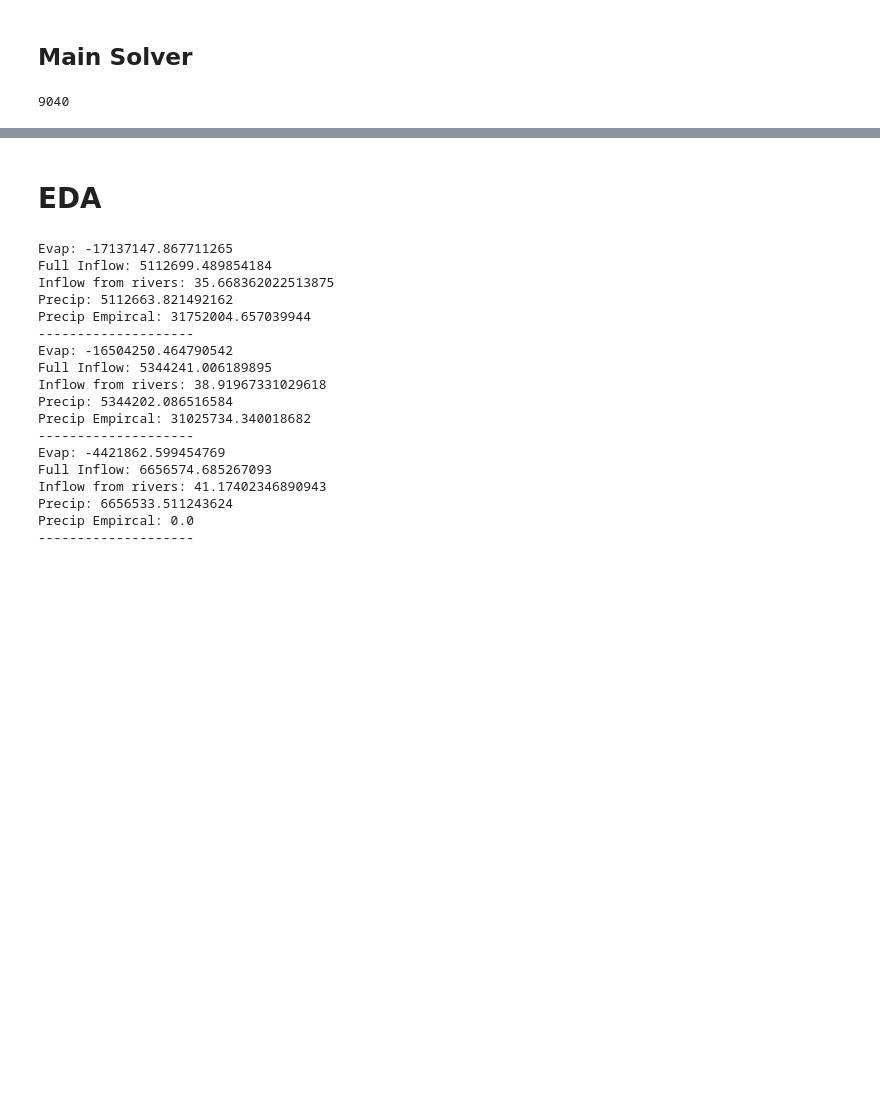
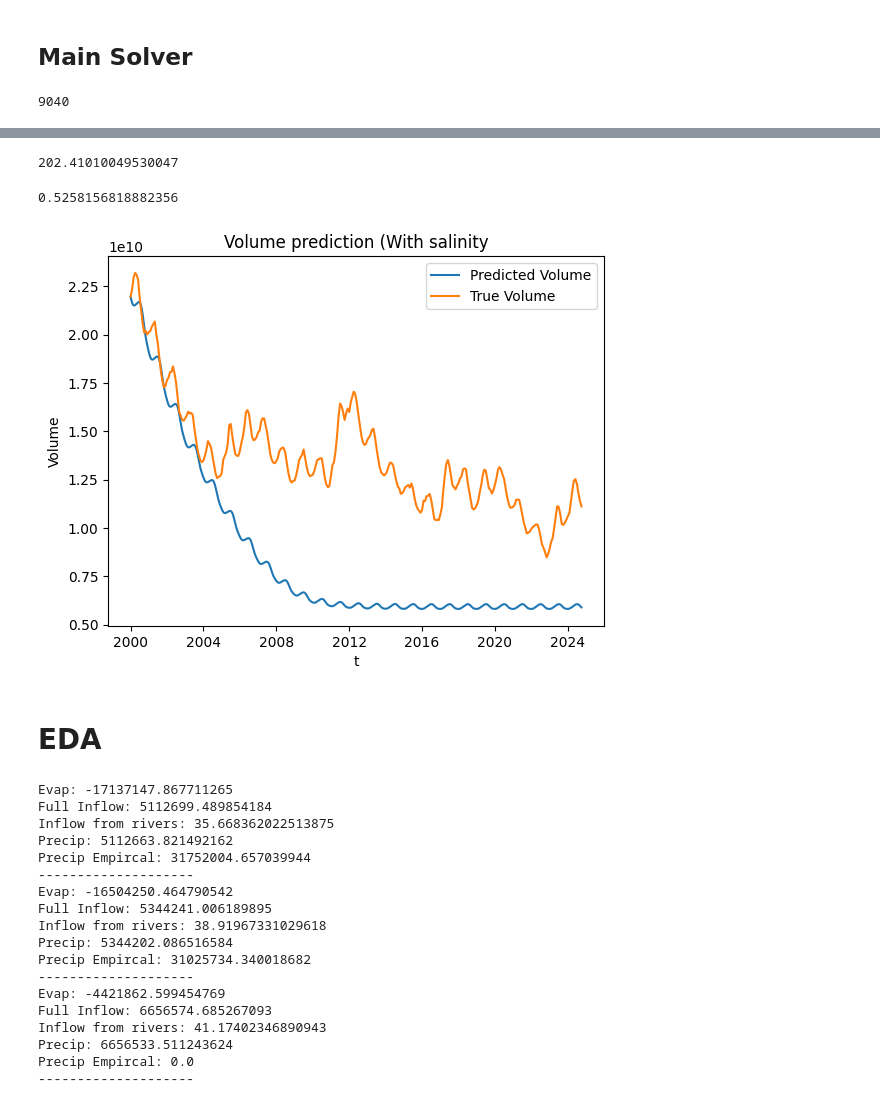
Before and after one commit to danilomcmaster/GSLModel, a Jupyter notebook: main.ipynb, the cells around one changed output, grey strips where cells are left out. Cells and saved outputs as stored; diff of their text form; code cells hidden in the pictures; blank space fills up the shorter version.

Commit message:
added salinity to main:

```diff
--- a/main.ipynb
+++ b/main.ipynb
@@ -87,7 +99,7 @@ def calculate_vapor_pressures(T):
     ea = es * RELATIVE_HUMIDITY
     return es, ea
 
-def evap_func(t, V):
+def evap_func(t, V, include_salinity=False):
     WIND_COEFF_A = 0.001     # Empirical mass transfer coefficient
     WIND_COEFF_B = 0.0005    # Empirical mass transfer coefficient
     # Get current weather for month t
@@ -96,7 +108,8 @@ def evap_func(t, V):
 
     # Calculate vapor pressures
     es, ea = calculate_vapor_pressures(T)
-
+    if include_salinity:
+        es = es*(1 - vp_reduction(salinity(V), df_es))
     # Calculate Dalton's Evaporation Rate (E)
     # E = f(wind) * (es - ea)
     wind_function = WIND_COEFF_A + WIND_COEFF_B * u
@@ -112,8 +125,8 @@ def evap_func(t, V):
     dVdt = -E * current_area
     return dVdt
 # %%
-def outflow(t, V):
-    return evap_func(t, V)
+def outflow(t, V, include_salinity=False):
+    return evap_func(t, V, include_salinity=include_salinity)
 # %% [markdown]
 ## Main Solver
 # %%
@@ -148,6 +161,42 @@ plt.ylabel("Volume")
 plt.show()
 # %% [output]
 [figure]
+# %%
+# Historical prediction WITH SALINITY
+def ode_sal(t, V):
+    return inflow(t, V) + outflow(t, V, include_salinity=True)
+
+# 9040 is number of days from 2000-01-01 to 2024-10-01
+t_domain = (0, 9039) # Interval
+t_eval = np.arange(9040)
+
+# initial volume on 2000-01-01 is 21963728535.7859
+y0 = np.array([21963728535.7859]) # Initial conditions
+
+# Solve
+sol_sal = solve_ivp(ode_sal, t_domain, y0, max_step=0.1, t_eval=t_eval)
+# %%
+print(salinity(21963728535.7859/2.19))
+# %% [output]
+202.41010049530047
+# %%
+vp_reduction(1.5*202.41010049530047, df_es)
+# %% [output]
+0.5258156818882356
+# %%
+daily_dates = pd.date_range(start="2000-01-01", periods=9040, freq="D")
+monthly_dates = pd.date_range(start="2000-01-01", periods=298, freq="MS")
+
+plt.plot(daily_dates, sol_sal.y[0], label="Predicted Volume")
+plt.plot(monthly_dates, true_vol, label="True Volume")
+
+plt.title("Volume prediction (With salinity")
+plt.legend()
+plt.xlabel("t")
+plt.ylabel("Volume")
+plt.show()
+# %% [output]
+[figure, added]
 # %% [markdown]
 # EDA
 # %%
```
Also changed, not shown: parts of 2 cells of this notebook, 3 other files.
